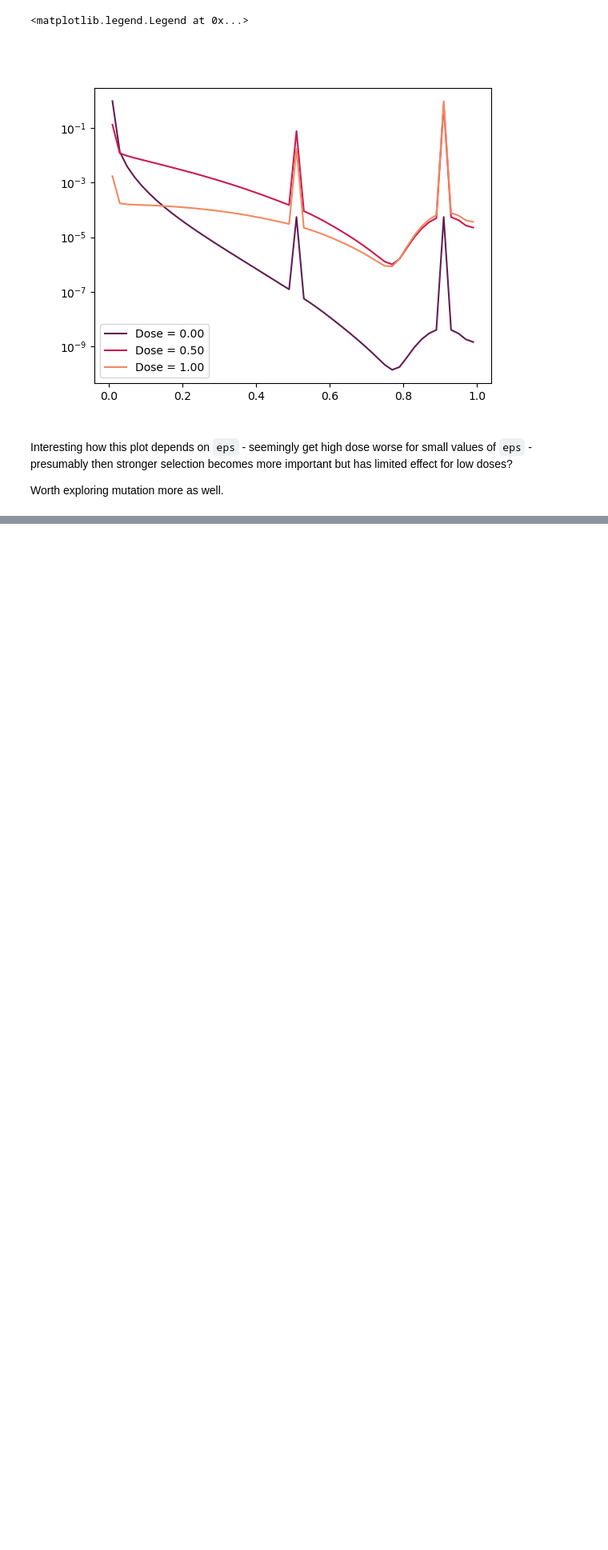
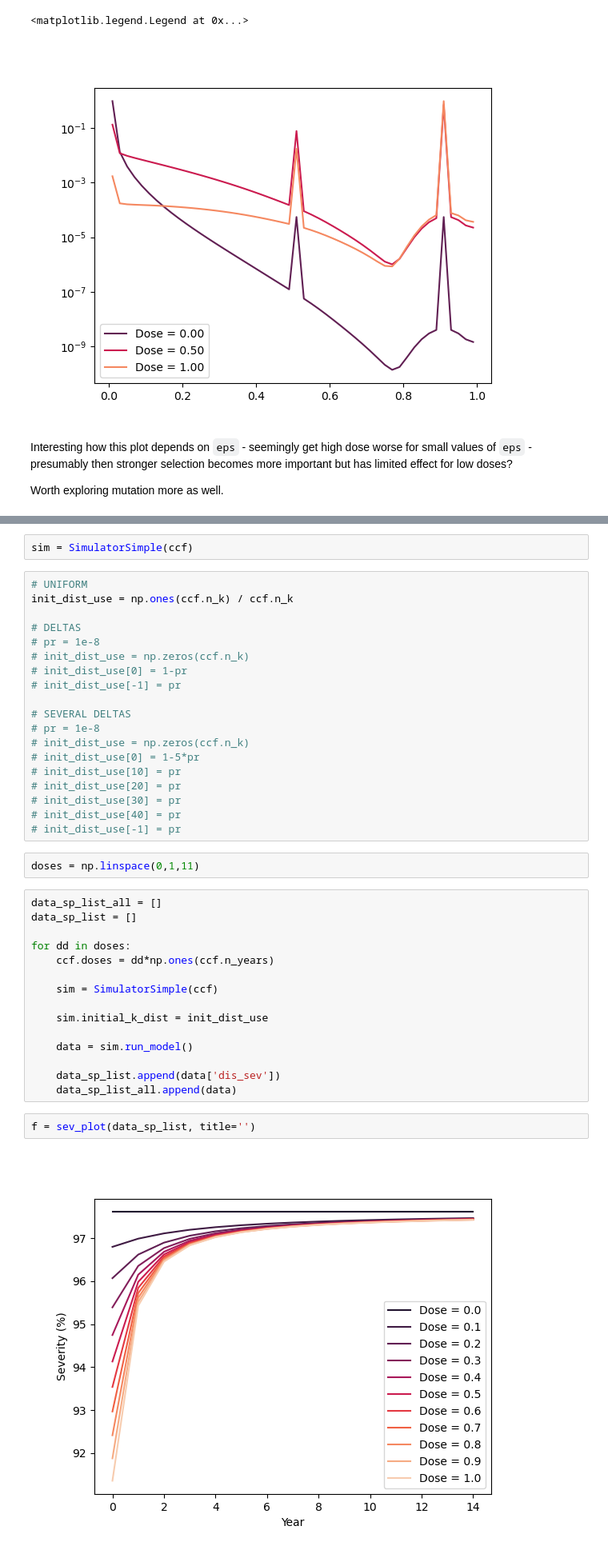
Before and after one commit to nt409/quant-res-doses, a Jupyter notebook: notebooks/102_initial_analysis.ipynb, the cells around one changed output, grey strips where cells are left out. Shown at 80% size. Saved outputs shown, nothing was run; the diff lists cells and outputs as text; blank space fills up the shorter version.

```diff
--- a/notebooks/102_rough.ipynb
+++ b/notebooks/102_initial_analysis.ipynb
@@ -626,0 +661,42 @@ Worth exploring mutation more as well.
+# %%
+sim = SimulatorSimple(ccf)
+# %%
+# UNIFORM
+init_dist_use = np.ones(ccf.n_k) / ccf.n_k
+
+# DELTAS
+# pr = 1e-8
+# init_dist_use = np.zeros(ccf.n_k)
+# init_dist_use[0] = 1-pr
+# init_dist_use[-1] = pr
+
+# SEVERAL DELTAS
+# pr = 1e-8
+# init_dist_use = np.zeros(ccf.n_k)
+# init_dist_use[0] = 1-5*pr
+# init_dist_use[10] = pr
+# init_dist_use[20] = pr
+# init_dist_use[30] = pr
+# init_dist_use[40] = pr
+# init_dist_use[-1] = pr
+# %%
+doses = np.linspace(0,1,11)
+# %%
+data_sp_list_all = []
+data_sp_list = []
+
+for dd in doses:
+    ccf.doses = dd*np.ones(ccf.n_years)
+
+    sim = SimulatorSimple(ccf)
+
+    sim.initial_k_dist = init_dist_use
+
+    data = sim.run_model()
+
+    data_sp_list.append(data['dis_sev'])
+    data_sp_list_all.append(data)
+# %%
+f = sev_plot(data_sp_list, title='')
+# %% [output]
+[figure, added]
```
Also changed, not shown: parts of 78 cells of this notebook, 1 other file.
